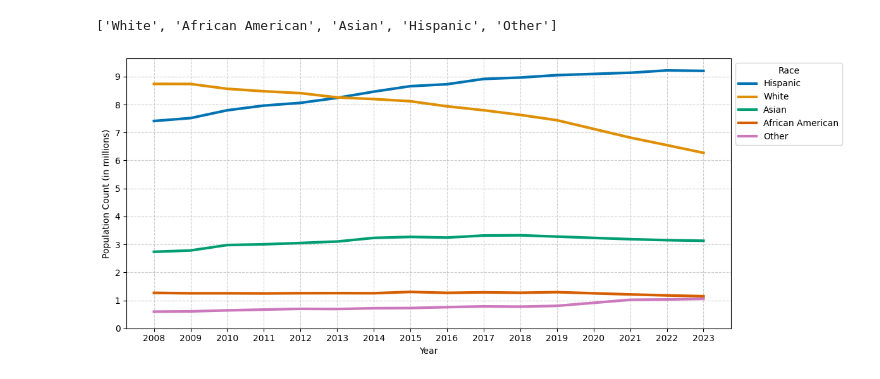
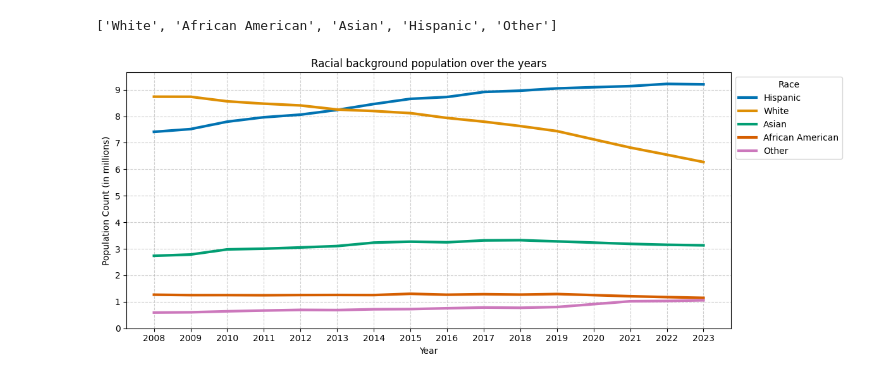
Before and after one commit to ibrahimmkhalid/housing-crisis-california-project, a Jupyter notebook: 3_python_visualizations.ipynb, the cells around one changed output. Saved outputs shown, nothing was run; the diff lists cells and outputs as text; code cells hidden in the pictures.

```diff
--- a/3_python_visualizations.ipynb
+++ b/3_python_visualizations.ipynb
@@ -491,13 +492,14 @@ ry_df = reorder_column(ry_df, "Race", ["Hispanic", "White", "Asian", "African Am
 # %%
 plt.figure(figsize=(12, 5))
 sns.lineplot(ry_df, x="Year", y="Population Count", hue="Race", errorbar=None, palette="colorblind", linewidth=3)
 plt.legend(loc="upper left", bbox_to_anchor=(1, 1), title="Race")
 yticks = np.arange(0, 10000000, 1000000)
 plt.yticks(yticks, yticks//1000000)
 plt.xticks(demographics_year_x_ticks)
 plt.ylabel("Population Count (in millions)")
 plt.grid(True, linestyle="--", alpha=0.6)
+plt.title("Racial background population over the years")
 plt.tight_layout()
 plt.show()
 # %% [output]
-[figure, old version]
+[figure, new version]
```
Also changed, not shown: parts of 1 cell of this notebook.
